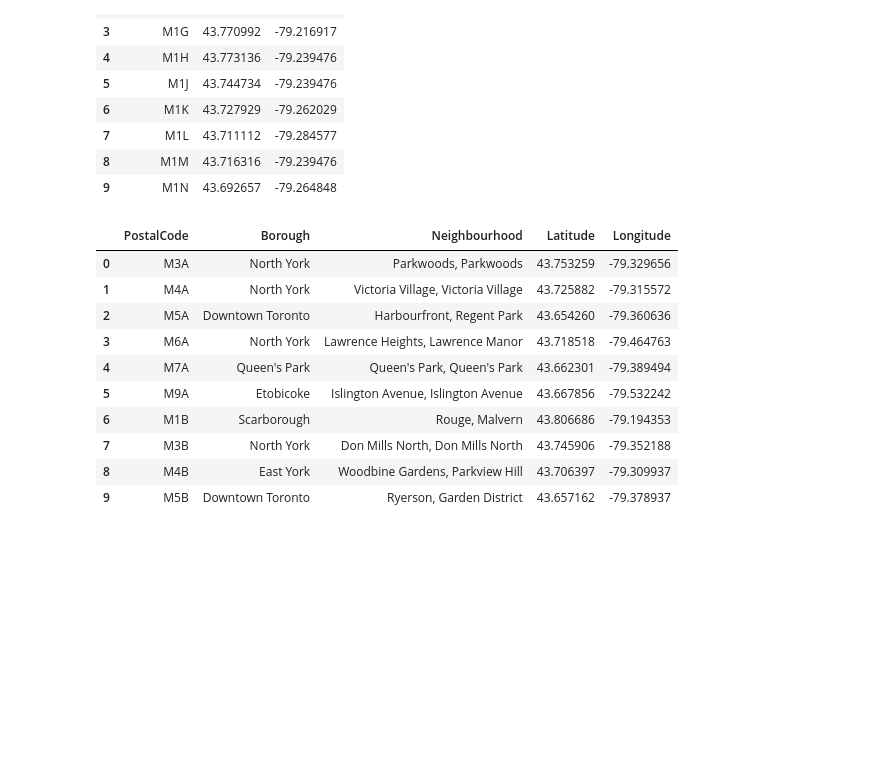
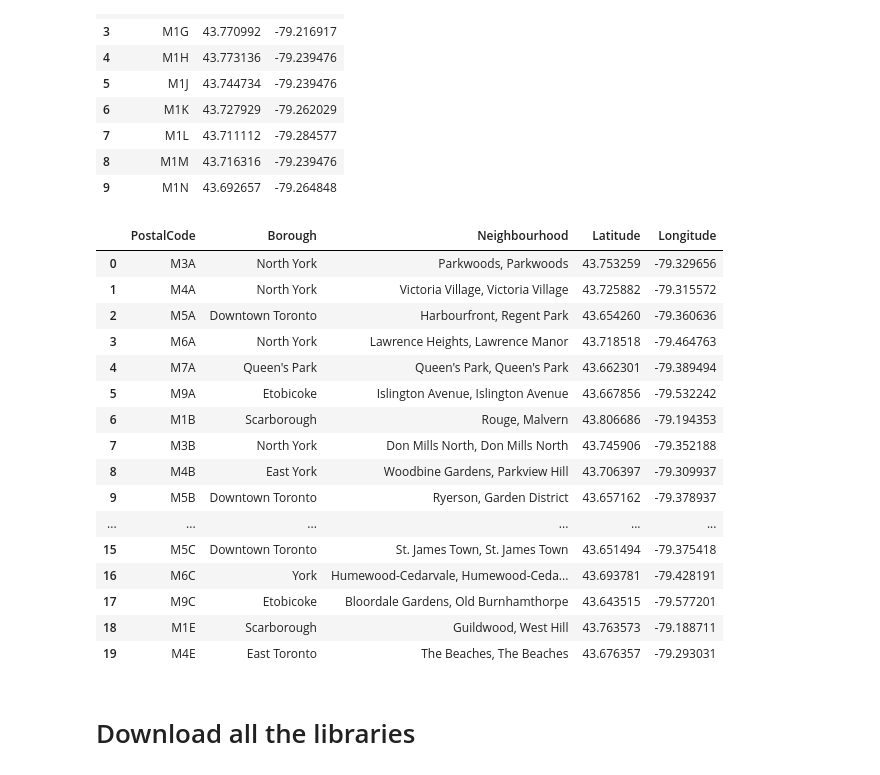
Before and after one commit to ameyaman/Coursera_Capstone, a Jupyter notebook: Segmenting and Clustering Neighborhoods in Toronto.ipynb, the cells around one changed output. Cells and saved outputs as stored; diff of their text form; code cells hidden in the pictures; blank space fills up the shorter version.

```diff
--- a/Segmenting and Clustering Neighborhoods in Toronto.ipynb
+++ b/Segmenting and Clustering Neighborhoods in Toronto.ipynb
@@ -632,16 +632,24 @@ geospatial_df.head(10)
 #merge dataframes based on Postal Codes
 geospatial_merged_df = pd.merge(df12, geospatial_df, how='inner', on = 'PostalCode')
 # %%
-geospatial_merged_df.head(10)
+geospatial_merged_df.head(20)
 # %% [output]
 |  | PostalCode | Borough | Neighbourhood | Latitude | Longitude |
 | 0 | M3A | North York | Parkwoods, Parkwoods | 43.753259 | -79.329656 |
 | 1 | M4A | North York | Victoria Village, Victoria Village | 43.725882 | -79.315572 |
 | 2 | M5A | Downtown Toronto | Harbourfront, Regent Park | 43.654260 | -79.360636 |
 | 3 | M6A | North York | Lawrence Heights, Lawrence Manor | 43.718518 | -79.464763 |
 | 4 | M7A | Queen's Park | Queen's Park, Queen's Park | 43.662301 | -79.389494 |
 | 5 | M9A | Etobicoke | Islington Avenue, Islington Avenue | 43.667856 | -79.532242 |
 | 6 | M1B | Scarborough | Rouge, Malvern | 43.806686 | -79.194353 |
 | 7 | M3B | North York | Don Mills North, Don Mills North | 43.745906 | -79.352188 |
 | 8 | M4B | East York | Woodbine Gardens, Parkview Hill | 43.706397 | -79.309937 |
 | 9 | M5B | Downtown Toronto | Ryerson, Garden District | 43.657162 | -79.378937 |
+| ... | ... | ... | ... | ... | ... |
+| 15 | M5C | Downtown Toronto | St. James Town, St. James Town | 43.651494 | -79.375418 |
+| 16 | M6C | York | Humewood-Cedarvale, Humewood-Ceda... | 43.693781 | -79.428191 |
+| 17 | M9C | Etobicoke | Bloordale Gardens, Old Burnhamthorpe | 43.643515 | -79.577201 |
+| 18 | M1E | Scarborough | Guildwood, West Hill | 43.763573 | -79.188711 |
+| 19 | M4E | East Toronto | The Beaches, The Beaches | 43.676357 | -79.293031 |
+# %% [markdown]
+# Download all the libraries
```
Also changed, not shown: parts of 40 cells of this notebook.
